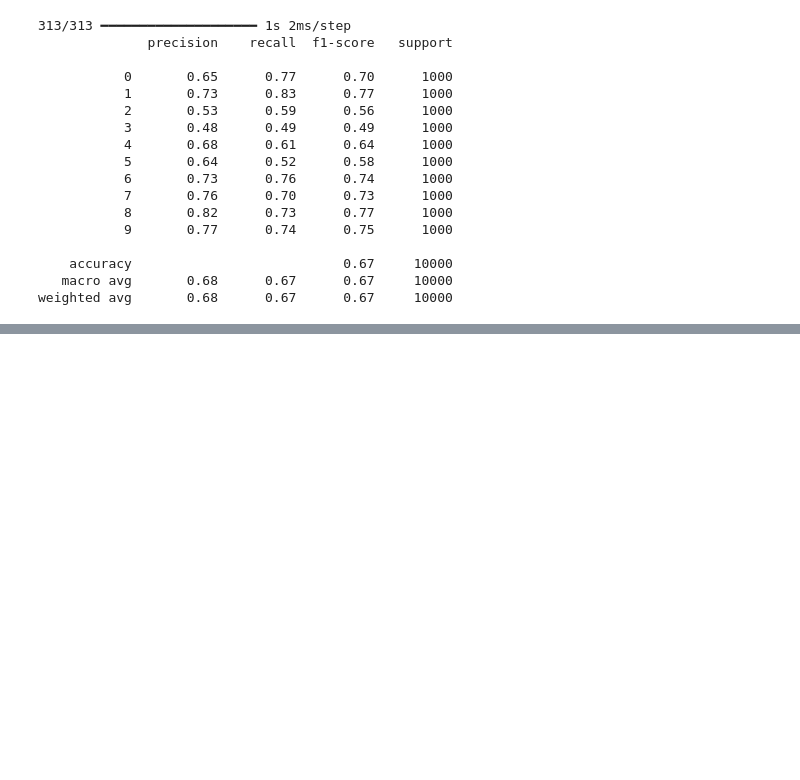
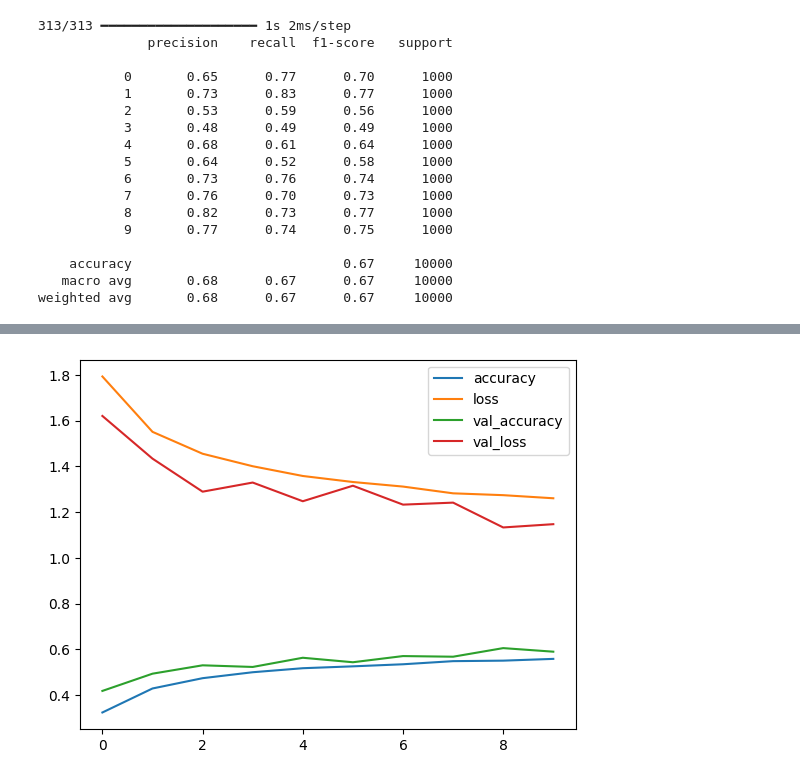
Before and after one commit to m-mahdavian/mft-dl03-course, a Jupyter notebook: session 07/dl03_s07_assignments.ipynb, the cells around one changed output, grey strips where cells are left out. Saved outputs shown, nothing was run; the diff lists cells and outputs as text; code cells hidden in the pictures; blank space fills up the shorter version.

```diff
--- a/session 07/dl03_s07_assignments.ipynb
+++ b/session 07/dl03_s07_assignments.ipynb
@@ -560,0 +561,85 @@ weighted avg       0.68      0.67      0.67     10000
+# %%
+import tensorflow as tf
+from tensorflow import keras
+from tensorflow.keras.losses import SparseCategoricalCrossentropy
+from tensorflow.keras import Sequential, layers
+from tensorflow.keras.layers import Input,Flatten,Dense
+from sklearn.metrics import classification_report
+from tensorflow.keras.layers import Conv2D,MaxPool2D
+import os
+import numpy as np
+
+seed = 1404
+os.environ['PYTHONHASHSEED'] = str(seed)
+np.random.seed(seed)
+tf.random.set_seed(seed)
+tf.config.experimental.enable_op_determinism()
+
+cifar10 =tf.keras.datasets.cifar10.load_data()
+(X_train_all,y_train_all),(X_test,y_test) = cifar10
+X_train, y_train = X_train_all[:-5000], y_train_all[:-5000]
+X_valid, y_valid = X_train_all[-5000:], y_train_all[-5000:]
+
+X_train_scaled = X_train.astype('float32') / 255.0
+X_valid_scaled = X_valid.astype('float32') / 255.0
+X_test_scaled  = X_test.astype('float32') / 255.0
+
+input_shape=X_train_scaled.shape[1:]
+input_shape
+
+mean = np.mean(X_train_scaled, axis=(0, 1, 2))
+
+# AlexNet architecture
+model = Sequential([
+    # Input and normalization
+    layers.Input(shape=(32, 32, 3)),
+    layers.Lambda(lambda x: x - mean),  # Mean subtraction
+
+    # Data augmentation
+    layers.RandomFlip("horizontal"),
+    layers.RandomRotation(0.1),
+    layers.RandomZoom(0.1),
+
+    # Block 1
+    layers.Conv2D(96, (5, 5), strides=1, padding='same', activation='relu'),
+    layers.Lambda(lambda x: tf.nn.local_response_normalization(
+        x, depth_radius=5, bias=1, alpha=0.0001, beta=0.75)),
+    layers.MaxPool2D(pool_size=(3, 3), strides=2),
+
+    # Block 2
+    layers.Conv2D(256, (5, 5), strides=1, padding='same', activation='relu'),
+    layers.Lambda(lambda x: tf.nn.local_response_normalization(
+        x, depth_radius=5, bias=1, alpha=0.0001, beta=0.75)),
+    layers.MaxPool2D(pool_size=(3, 3), strides=2),
+
+    # Block 3
+    layers.Conv2D(384, (3, 3), strides=1, padding='same', activation='relu'),
+
+    # Block 4
+    layers.Conv2D(384, (3, 3), strides=1, padding='same', activation='relu'),
+
+    # Block 5
+    layers.Conv2D(256, (3, 3), strides=1, padding='same', activation='relu'),
+    layers.MaxPool2D(pool_size=(3, 3), strides=2),
+
+    # Classifier
+    layers.Flatten(),
+    layers.Dense(4096, activation='relu'),
+    layers.Dropout(0.5),
+    layers.Dense(4096, activation='relu'),
+    layers.Dropout(0.5),
+    layers.Dense(10, activation='softmax')
+])
+
+model.compile(optimizer='adam',loss='sparse_categorical_crossentropy',metrics=['accuracy'])
+history=model.fit(X_train_scaled,y_train,epochs=10,validation_data=(X_valid_scaled,y_valid))
+
+import pandas as pd
+df=pd.DataFrame(history.history)
+df.plot()
+
+prediction = model.predict(X_test_scaled)
+y_pred=prediction.argmax(axis=-1)
+
+print(classification_report(y_test,y_pred))
+# %% [output]
@@ -560,0 +663 @@ weighted avg       0.68      0.67      0.67     10000
+[figure, added]
```
Also changed, not shown: parts of 3 cells of this notebook, 1 other file.
